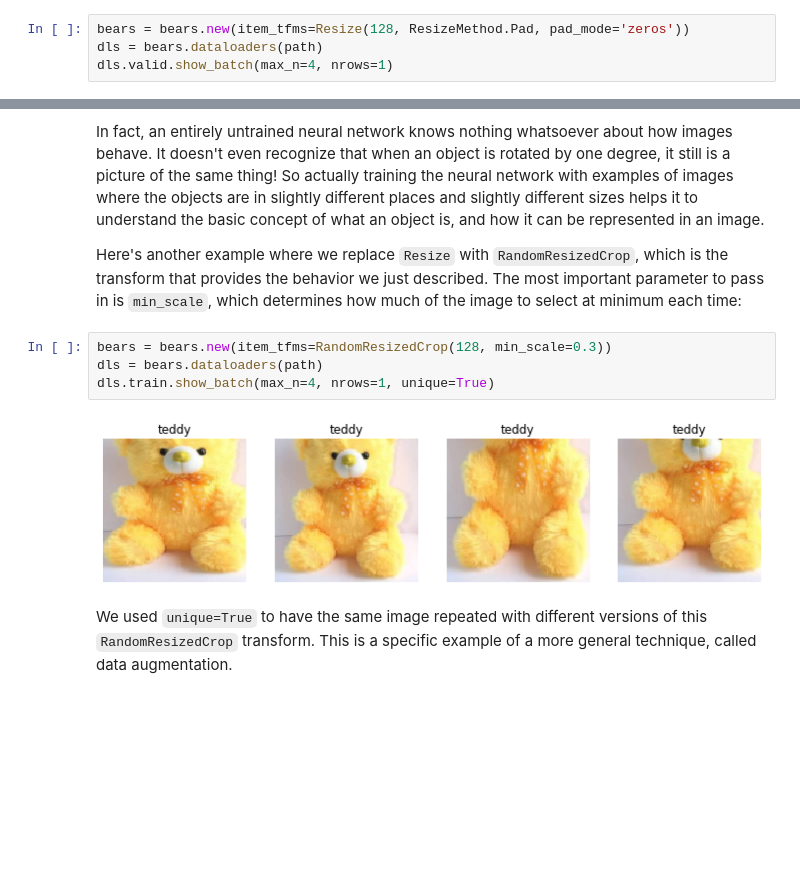
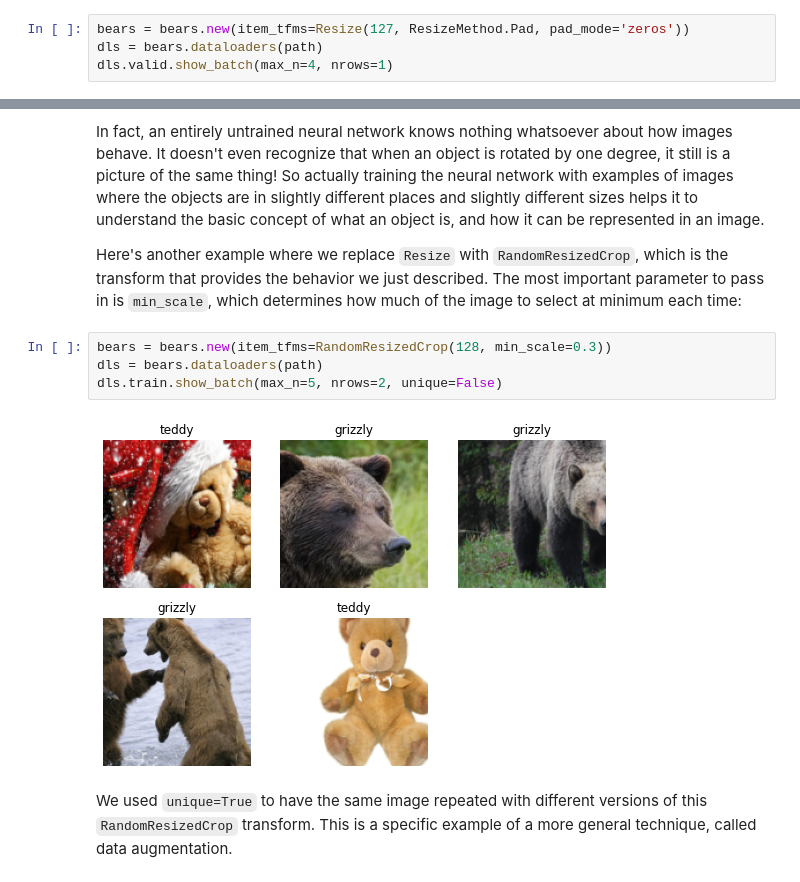
Before and after one commit to phiriv/fastai_part1, a Jupyter notebook: 02_production.ipynb, the cells around one changed output, grey strips where cells are left out. Cells and saved outputs as stored; diff of their text form; blank space fills up the shorter version.

```diff
--- a/02_production.ipynb
+++ b/02_production.ipynb
@@ -318,5 +319,5 @@ dls.valid.show_batch(max_n=4, nrows=1)
 # %%
-bears = bears.new(item_tfms=Resize(128, ResizeMethod.Pad, pad_mode='zeros'))
+bears = bears.new(item_tfms=Resize(127, ResizeMethod.Pad, pad_mode='zeros'))
 dls = bears.dataloaders(path)
 dls.valid.show_batch(max_n=4, nrows=1)
 # %% [output]
@@ -332,9 +333,9 @@ Here's another example where we replace `Resize` with `RandomResizedCrop`, which
 # %%
 bears = bears.new(item_tfms=RandomResizedCrop(128, min_scale=0.3))
 dls = bears.dataloaders(path)
-dls.train.show_batch(max_n=4, nrows=1, unique=True)
+dls.train.show_batch(max_n=5, nrows=2, unique=False)
 # %% [output]
-[figure, old version]
+[figure, new version]
 # %% [markdown]
 We used `unique=True` to have the same image repeated with different versions of this `RandomResizedCrop` transform. This is a specific example of a more general technique, called data augmentation.
 # %% [markdown]
```
Also changed, not shown: parts of 24 cells of this notebook.
